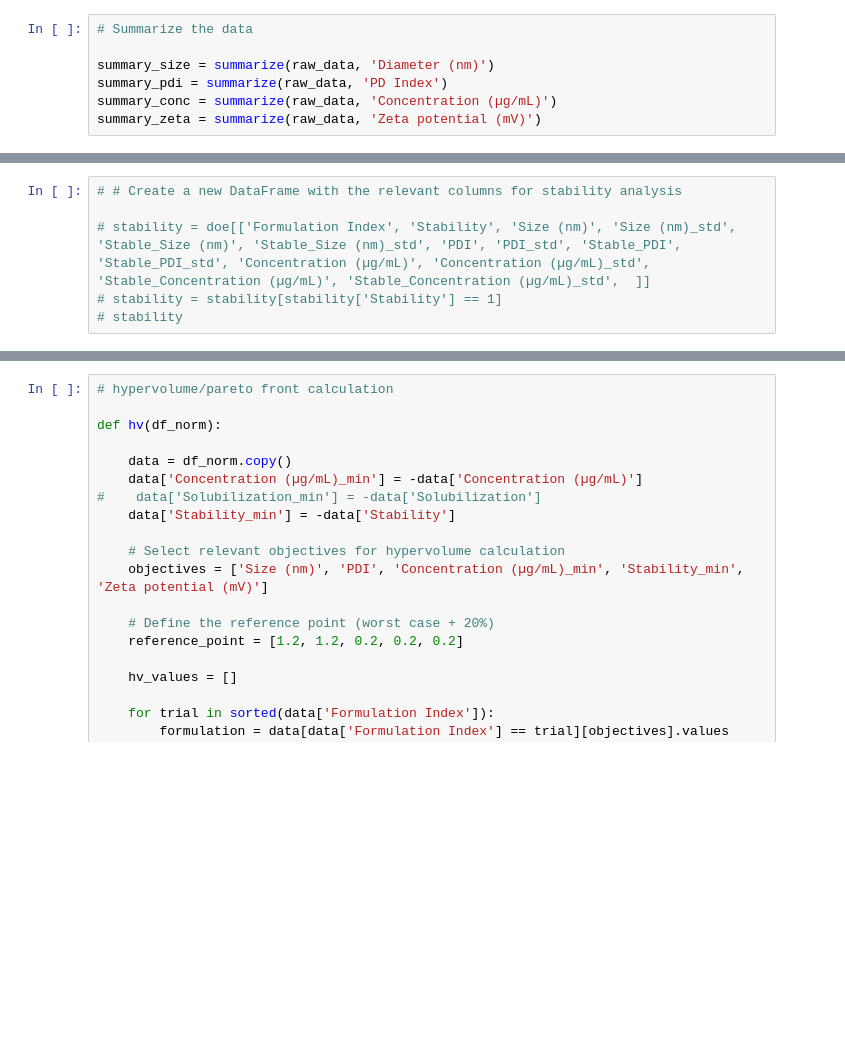
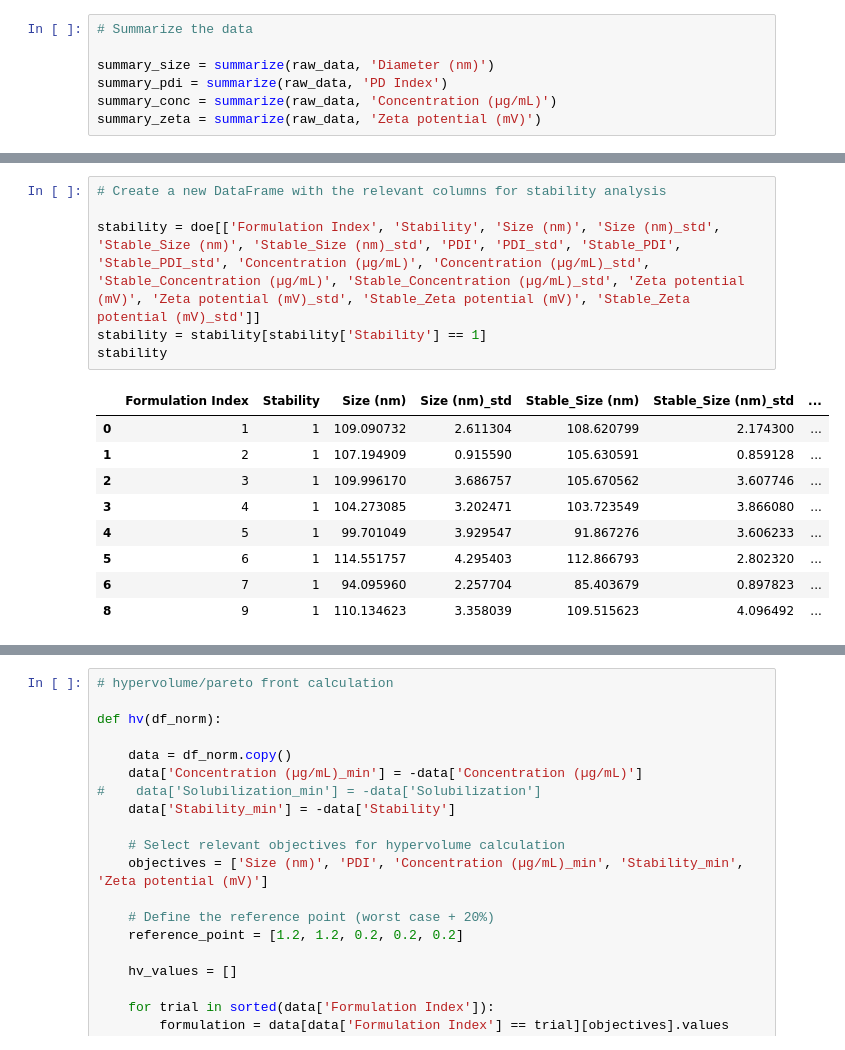
Before and after one commit to ZeqingBao/SDL5_Nano, a Jupyter notebook: 2nd_round_screening/2nd_data_analysis.ipynb, the cells around one changed output, grey strips where cells are left out. Saved outputs shown, nothing was run; the diff lists cells and outputs as text; blank space fills up the shorter version.

```diff
--- a/2nd_round_screening/2nd_data_analysis.ipynb
+++ b/2nd_round_screening/2nd_data_analysis.ipynb
@@ -276,9 +309,19 @@ doe
 # %%
-# # Create a new DataFrame with the relevant columns for stability analysis
+# Create a new DataFrame with the relevant columns for stability analysis
 
-# stability = doe[['Formulation Index', 'Stability', 'Size (nm)', 'Size (nm)_std', 'Stable_Size (nm)', 'Stable_Size (nm)_std', 'PDI', 'PDI_std', 'Stable_PDI', 'Stable_PDI_std', 'Concentration (µg/mL)', 'Concentration (µg/mL)_std', 'Stable_Concentration (µg/mL)', 'Stable_Concentration (µg/mL)_std',  ]]
-# stability = stability[stability['Stability'] == 1]
-# stability
+stability = doe[['Formulation Index', 'Stability', 'Size (nm)', 'Size (nm)_std', 'Stable_Size (nm)', 'Stable_Size (nm)_std', 'PDI', 'PDI_std', 'Stable_PDI', 'Stable_PDI_std', 'Concentration (µg/mL)', 'Concentration (µg/mL)_std', 'Stable_Concentration (µg/mL)', 'Stable_Concentration (µg/mL)_std', 'Zeta potential (mV)', 'Zeta potential (mV)_std', 'Stable_Zeta potential (mV)', 'Stable_Zeta potential (mV)_std']]
+stability = stability[stability['Stability'] == 1]
+stability
+# %% [output]
+|  | Formulation Index | Stability | Size (nm) | Size (nm)_std | Stable_Size (nm) | Stable_Size (nm)_std | ... |
+| 0 | 1 | 1 | 109.090732 | 2.611304 | 108.620799 | 2.174300 | ... |
+| 1 | 2 | 1 | 107.194909 | 0.915590 | 105.630591 | 0.859128 | ... |
+| 2 | 3 | 1 | 109.996170 | 3.686757 | 105.670562 | 3.607746 | ... |
+| 3 | 4 | 1 | 104.273085 | 3.202471 | 103.723549 | 3.866080 | ... |
+| 4 | 5 | 1 | 99.701049 | 3.929547 | 91.867276 | 3.606233 | ... |
+| 5 | 6 | 1 | 114.551757 | 4.295403 | 112.866793 | 2.802320 | ... |
+| 6 | 7 | 1 | 94.095960 | 2.257704 | 85.403679 | 0.897823 | ... |
+| 8 | 9 | 1 | 110.134623 | 3.358039 | 109.515623 | 4.096492 | ... |
 # %%
 # Plot the stability analysis
 
```
Also changed, not shown: parts of 11 cells of this notebook, 16 other files.
